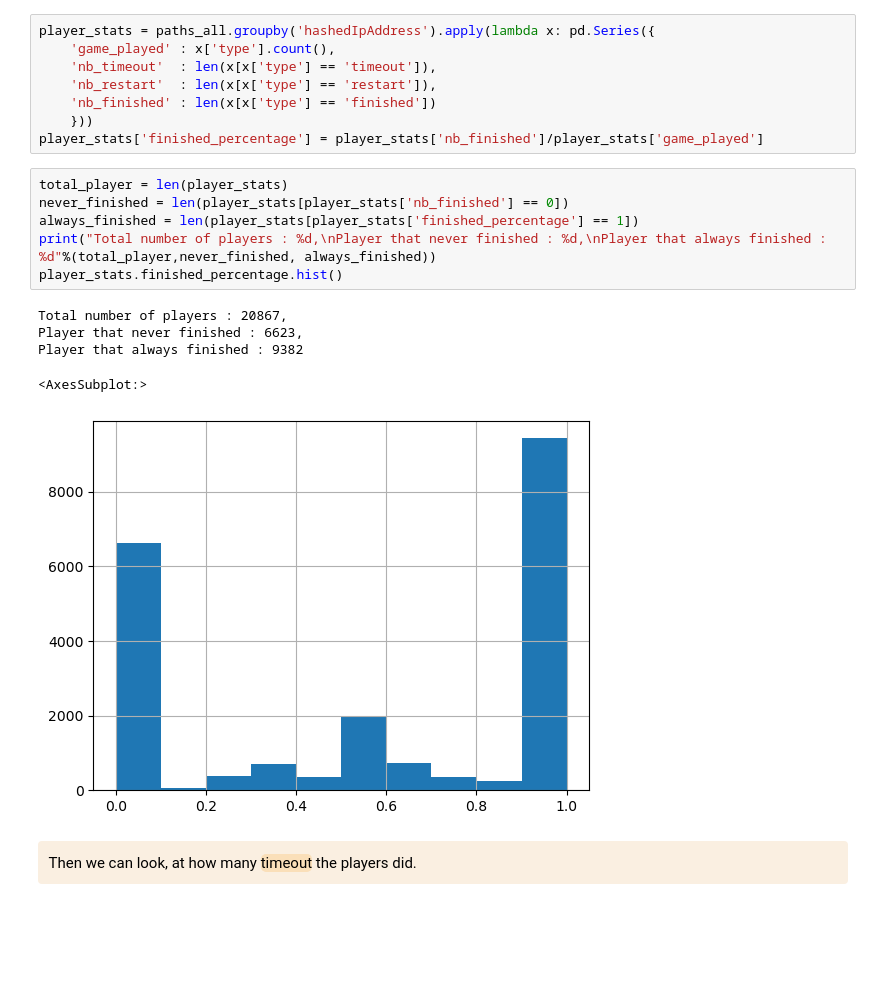
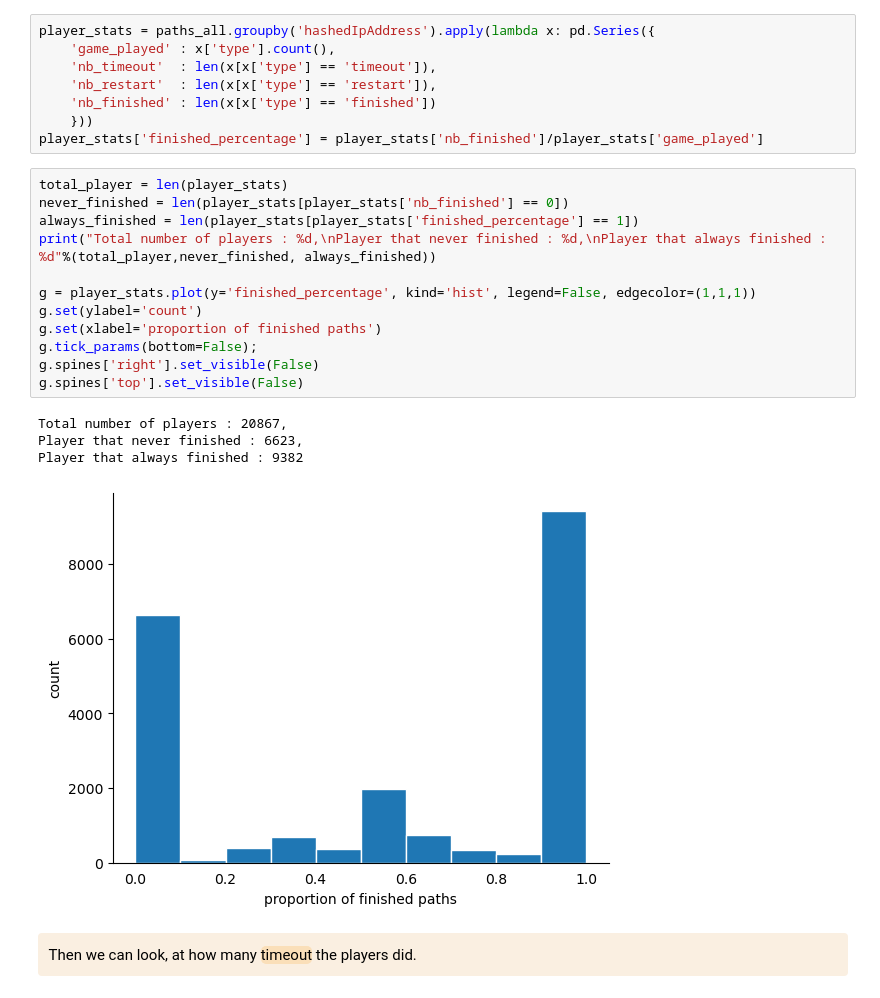
Before and after one commit to epfl-ada/ada-2022-project-7yobananaboy7, a Jupyter notebook: main.ipynb, the cells around one changed output. Saved outputs shown, nothing was run; the diff lists cells and outputs as text; blank space fills up the shorter version.

Commit message:
Fixed some typos in README and annotated some figures in main.ipynb

```diff
--- a/main.ipynb
+++ b/main.ipynb
@@ -896,15 +896,20 @@ player_stats['finished_percentage'] = player_stats['nb_finished']/player_stats['
 # %%
 total_player = len(player_stats)
 never_finished = len(player_stats[player_stats['nb_finished'] == 0])
 always_finished = len(player_stats[player_stats['finished_percentage'] == 1])
 print("Total number of players : %d,\nPlayer that never finished : %d,\nPlayer that always finished : %d"%(total_player,never_finished, always_finished))
-player_stats.finished_percentage.hist()
+
+g = player_stats.plot(y='finished_percentage', kind='hist', legend=False, edgecolor=(1,1,1))
+g.set(ylabel='count')
+g.set(xlabel='proportion of finished paths')
+g.tick_params(bottom=False);
+g.spines['right'].set_visible(False)
+g.spines['top'].set_visible(False)
 # %% [output]
 Total number of players : 20867,
 Player that never finished : 6623,
 Player that always finished : 9382
-<AxesSubplot:>
-[figure, old version]
+[figure, new version]
 # %% [markdown]
 <div class="1.1 explanation" style='background-color:#faefe1; border-left: solid #darkblue 4px; border-radius: 4px; padding:0.7em;'>
     <span style="color:black">
```
Also changed, not shown: parts of 5 cells of this notebook, 1 other file.
